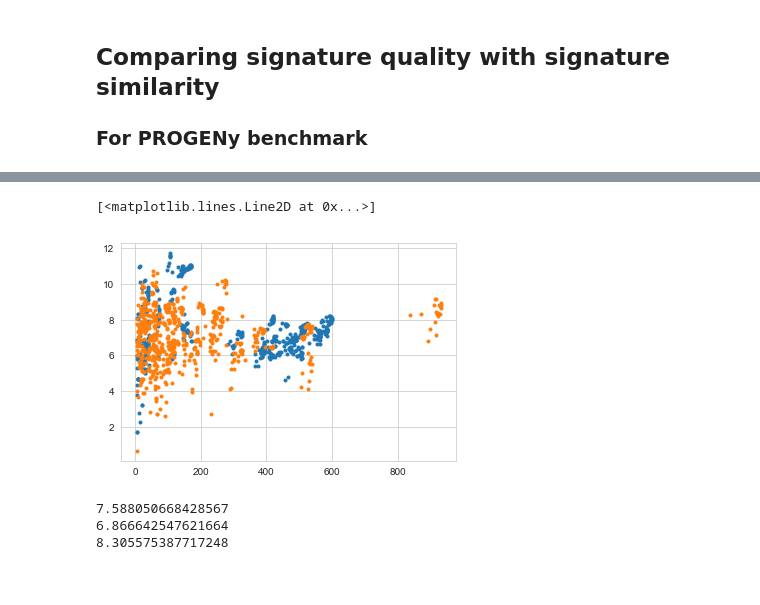
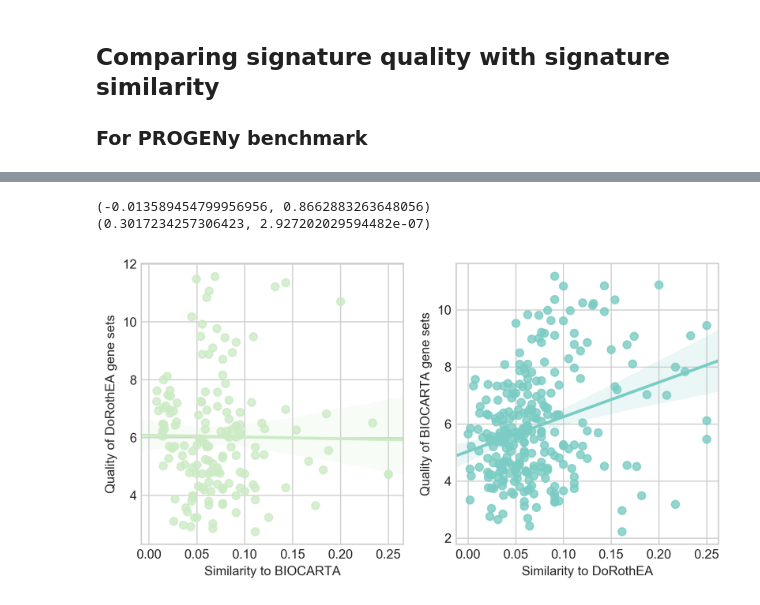
Before and after one commit to bence-szalai/why-pathway-methods-work, a Jupyter notebook: notebooks/quality_similarity_analysis.ipynb, the cells around one changed output, grey strips where cells are left out. Cells and saved outputs as stored; diff of their text form; code cells hidden in the pictures.

```diff
--- a/notebooks/quality_similarity_analysis.ipynb
+++ b/notebooks/quality_similarity_analysis.ipynb
@@ -372,15 +36,0 @@ sns.distplot(scores2minus1['len'])
-# %%
-plt.plot(scores1minus2['len'],scores1minus2['zscore'],'.')
-plt.plot(scores2minus1['len'],scores2minus1['zscore'],'.')
-# %% [output]
-[<matplotlib.lines.Line2D at 0x...>]
-[figure, removed]
-# %%
-print(np.mean(scores1minus2['zscore']))
-print(np.mean(scores2minus1['zscore']))
-fil=scores1minus2['len']<300
-print(np.mean(scores1minus2[fil]['zscore']))
-# %% [output]
-7.588050668428567
-6.866642547621664
-8.305575387717248
@@ -386,0 +112,6 @@ print(np.mean(scores1minus2[fil]['zscore']))
+# %%
+plot_similarity_and_quality('dorothea_AB','BIOCARTA',sim_type='jaccard',abs_type=False)
+# %% [output]
+(-0.013589454799956956, 0.8662883263648056)
+(0.3017234257306423, 2.927202029594482e-07)
+[figure, added]
```
Also changed, not shown: parts of 46 cells of this notebook, 3 other files.
